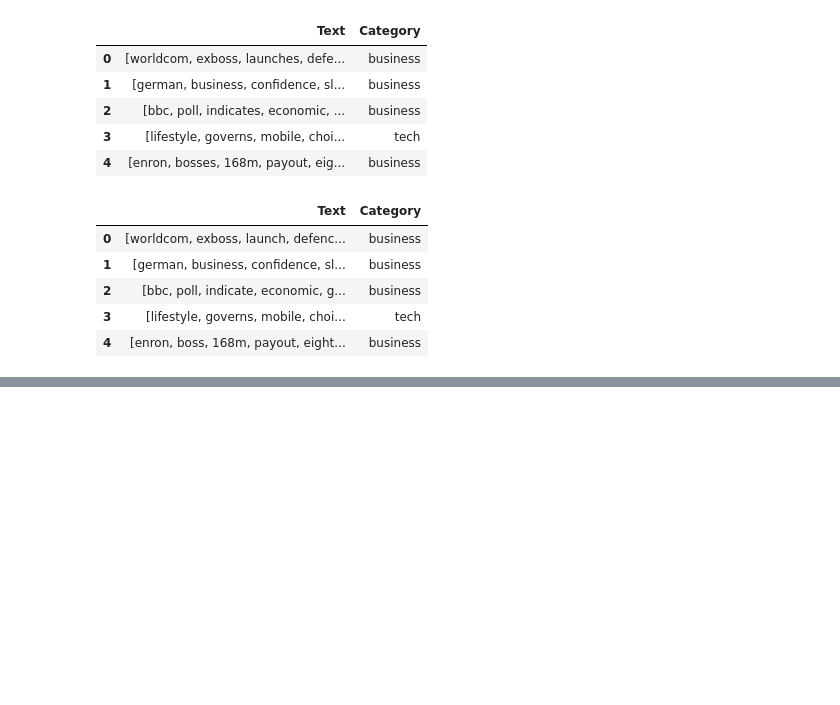
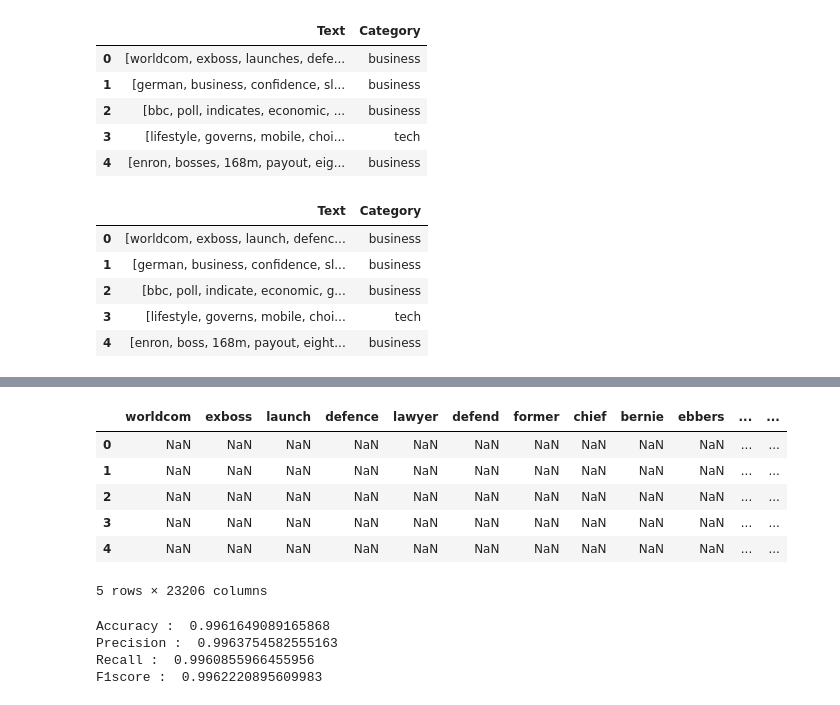
Before and after one commit to varunjj1999/CSE508_Winter2023_A2_42, a Jupyter notebook: IR_A2_Q2.ipynb, the cells around one changed output, grey strips where cells are left out. Saved outputs shown, nothing was run; the diff lists cells and outputs as text; code cells hidden in the pictures; blank space fills up the shorter version.

```diff
--- a/IR_A2_Q2.ipynb
+++ b/IR_A2_Q2.ipynb
@@ -136,0 +189,14 @@ df.head()
+# %%
+cols=tf_icf_df.columns
+ro=df.index
+temp_list=[]
+X=pd.DataFrame(temp_list,columns=cols,index=ro)
+X.head()
+# %% [output]
+|  | worldcom | exboss | launch | defence | lawyer | defend | former | chief | bernie | ebbers | ... | ... |
+| 0 | NaN | NaN | NaN | NaN | NaN | NaN | NaN | NaN | NaN | NaN | ... | ... |
+| 1 | NaN | NaN | NaN | NaN | NaN | NaN | NaN | NaN | NaN | NaN | ... | ... |
+| 2 | NaN | NaN | NaN | NaN | NaN | NaN | NaN | NaN | NaN | NaN | ... | ... |
+| 3 | NaN | NaN | NaN | NaN | NaN | NaN | NaN | NaN | NaN | NaN | ... | ... |
+| 4 | NaN | NaN | NaN | NaN | NaN | NaN | NaN | NaN | NaN | NaN | ... | ... |
+5 rows × 23206 columns
@@ -136,0 +224,18 @@ df.head()
+# %%
+def score_metrics(y_test,y_pred):
+  accuracy = accuracy_score(y_test, y_pred)
+  recall = recall_score(y_test, y_pred,average='macro')
+  f1 = f1_score(y_test, y_pred, average='macro')
+  precision = precision_score(y_test, y_pred, average='macro')
+
+  print('Accuracy : ', accuracy)
+  print("Precision : ",precision)
+  print('Recall : ', recall)
+  print('F1score : ', f1)
+
+score_metrics(y_test,y_pred)
+# %% [output]
+Accuracy :  0.9961649089165868
+Precision :  0.9963754582555163
+Recall :  0.9960855966455956
+F1score :  0.9962220895609983
```
Also changed, not shown: parts of 13 cells of this notebook.
